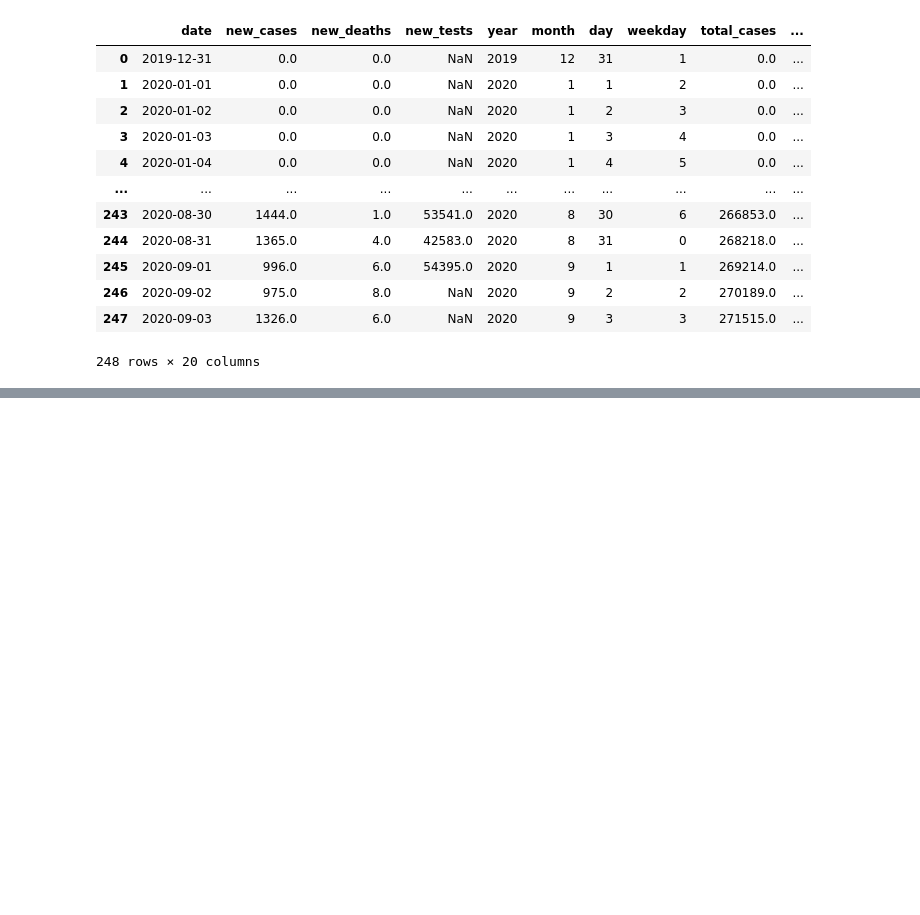
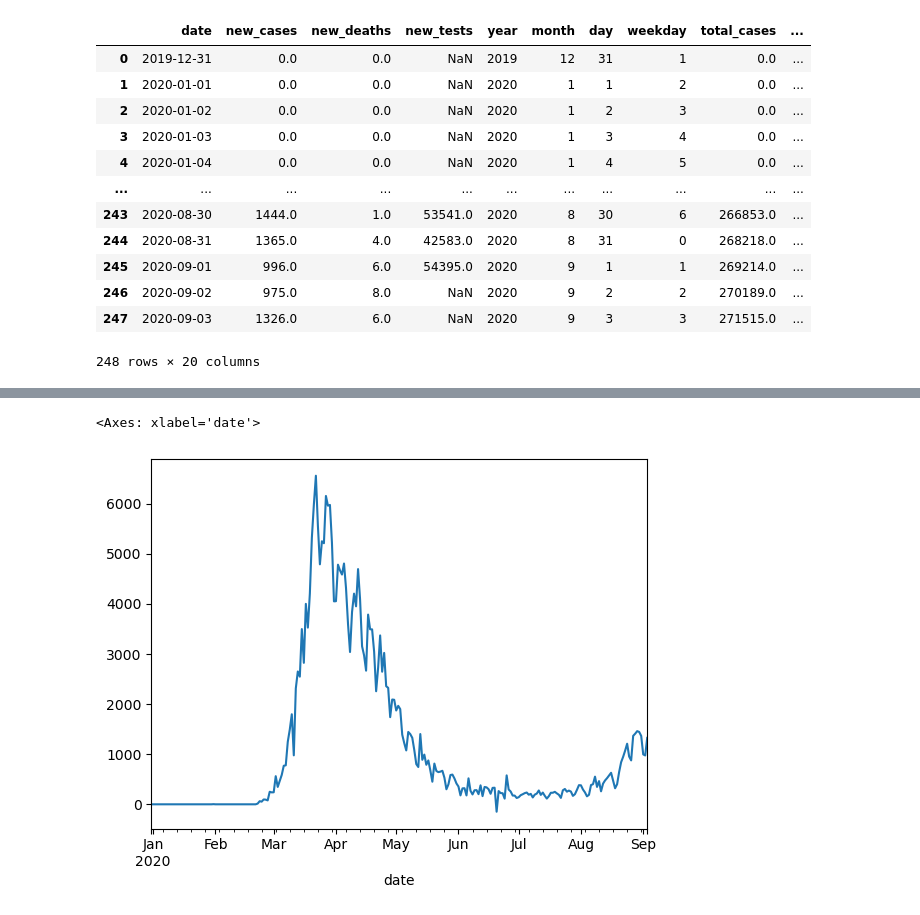
Before and after one commit to Sejan157218/Data_Analysis_with_Python, a Jupyter notebook: python-pandas-data-analysis/python-pandas-data-analysis.ipynb, the cells around one changed output, grey strips where cells are left out. Drawn from its saved outputs; the diff is of its cells as text; code cells hidden in the pictures; blank space fills up the shorter version.

```diff
--- a/python-pandas-data-analysis/python-pandas-data-analysis.ipynb
+++ b/python-pandas-data-analysis/python-pandas-data-analysis.ipynb
@@ -506,0 +514,2 @@ merged_df
+# %%
+merged_df.set_index('date', inplace=True)
@@ -506,0 +556,5 @@ merged_df
+# %%
+merged_df.new_cases.plot()
+# %% [output]
+<Axes: xlabel='date'>
+[figure, added]
```
Also changed, not shown: parts of 5 cells of this notebook.
